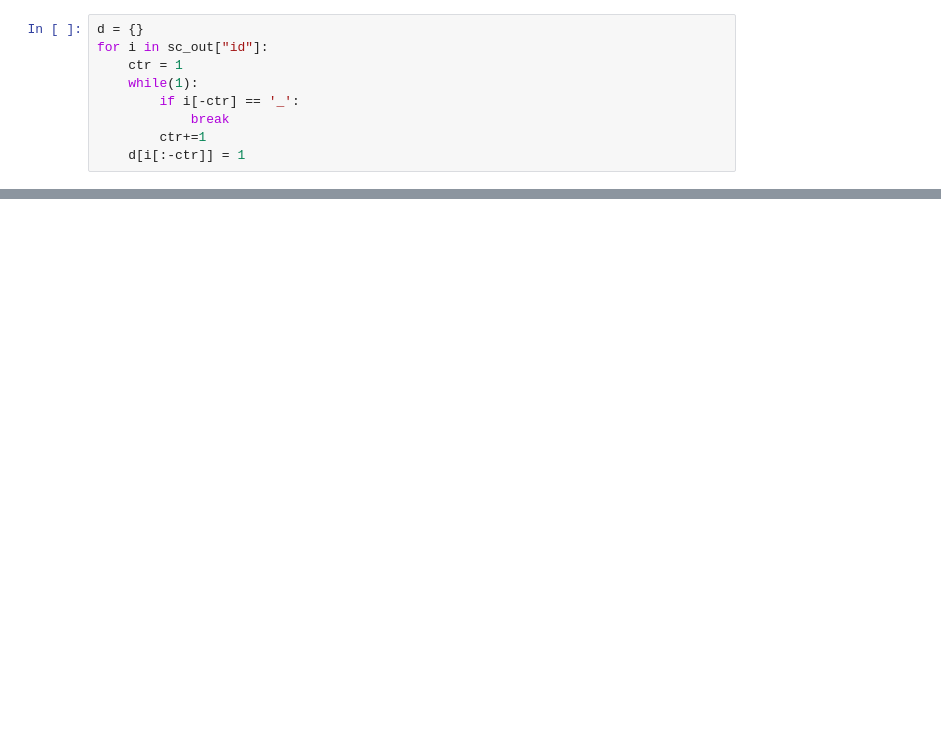
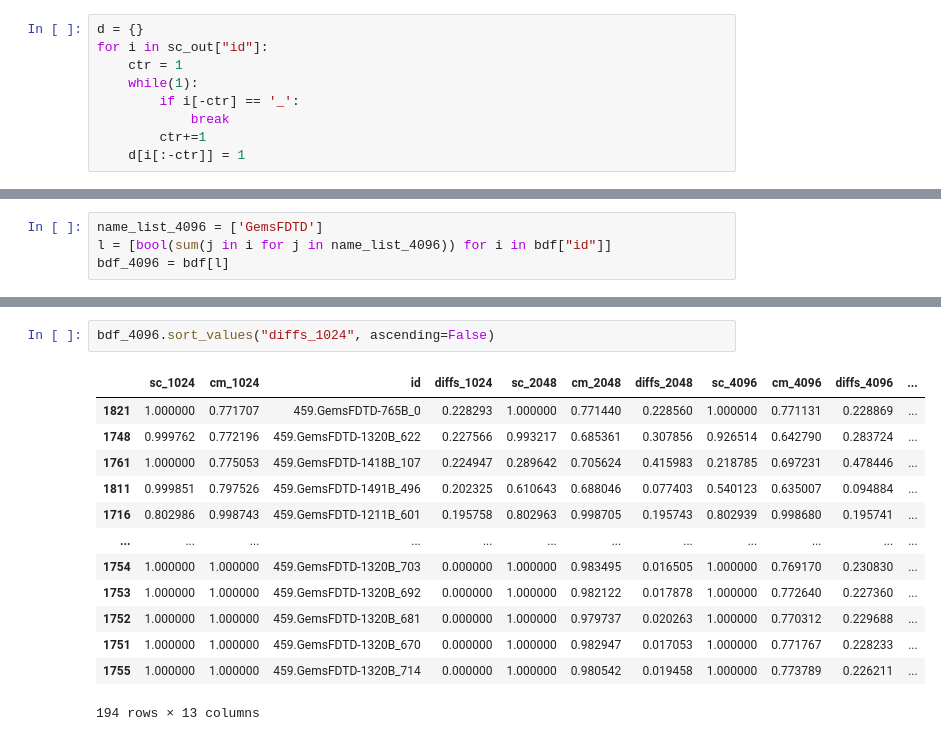
Before and after one commit to MarkRamosS/CacheEstimator, a Jupyter notebook: statCache.ipynb, the cells around one changed output, grey strips where cells are left out. Saved outputs shown, nothing was run; the diff lists cells and outputs as text; blank space fills up the shorter version.

```diff
--- a/statCache.ipynb
+++ b/statCache.ipynb
@@ -240,0 +206,4 @@ bdf_4096.sort_values("diffs_"+c, ascending=False)
+# %%
+name_list_4096 = ['GemsFDTD']
+l = [bool(sum(j in i for j in name_list_4096)) for i in bdf["id"]]
+bdf_4096 = bdf[l]
@@ -240,0 +225,16 @@ bdf_4096.sort_values("diffs_"+c, ascending=False)
+# %%
+bdf_4096.sort_values("diffs_1024", ascending=False)
+# %% [output]
+|  | sc_1024 | cm_1024 | id | diffs_1024 | sc_2048 | cm_2048 | diffs_2048 | sc_4096 | cm_4096 | diffs_4096 | ... |
+| 1821 | 1.000000 | 0.771707 | 459.GemsFDTD-765B_0 | 0.228293 | 1.000000 | 0.771440 | 0.228560 | 1.000000 | 0.771131 | 0.228869 | ... |
+| 1748 | 0.999762 | 0.772196 | 459.GemsFDTD-1320B_622 | 0.227566 | 0.993217 | 0.685361 | 0.307856 | 0.926514 | 0.642790 | 0.283724 | ... |
+| 1761 | 1.000000 | 0.775053 | 459.GemsFDTD-1418B_107 | 0.224947 | 0.289642 | 0.705624 | 0.415983 | 0.218785 | 0.697231 | 0.478446 | ... |
+| 1811 | 0.999851 | 0.797526 | 459.GemsFDTD-1491B_496 | 0.202325 | 0.610643 | 0.688046 | 0.077403 | 0.540123 | 0.635007 | 0.094884 | ... |
+| 1716 | 0.802986 | 0.998743 | 459.GemsFDTD-1211B_601 | 0.195758 | 0.802963 | 0.998705 | 0.195743 | 0.802939 | 0.998680 | 0.195741 | ... |
+| ... | ... | ... | ... | ... | ... | ... | ... | ... | ... | ... | ... |
+| 1754 | 1.000000 | 1.000000 | 459.GemsFDTD-1320B_703 | 0.000000 | 1.000000 | 0.983495 | 0.016505 | 1.000000 | 0.769170 | 0.230830 | ... |
+| 1753 | 1.000000 | 1.000000 | 459.GemsFDTD-1320B_692 | 0.000000 | 1.000000 | 0.982122 | 0.017878 | 1.000000 | 0.772640 | 0.227360 | ... |
+| 1752 | 1.000000 | 1.000000 | 459.GemsFDTD-1320B_681 | 0.000000 | 1.000000 | 0.979737 | 0.020263 | 1.000000 | 0.770312 | 0.229688 | ... |
+| 1751 | 1.000000 | 1.000000 | 459.GemsFDTD-1320B_670 | 0.000000 | 1.000000 | 0.982947 | 0.017053 | 1.000000 | 0.771767 | 0.228233 | ... |
+| 1755 | 1.000000 | 1.000000 | 459.GemsFDTD-1320B_714 | 0.000000 | 1.000000 | 0.980542 | 0.019458 | 1.000000 | 0.773789 | 0.226211 | ... |
+194 rows × 13 columns
```
Also changed, not shown: parts of 14 cells of this notebook.
